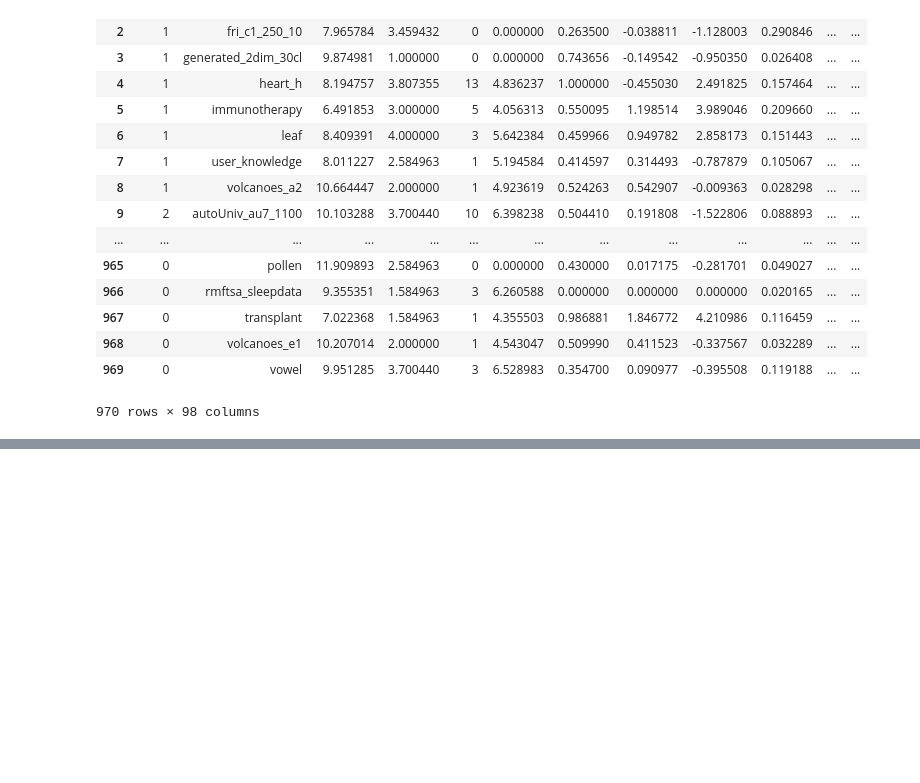
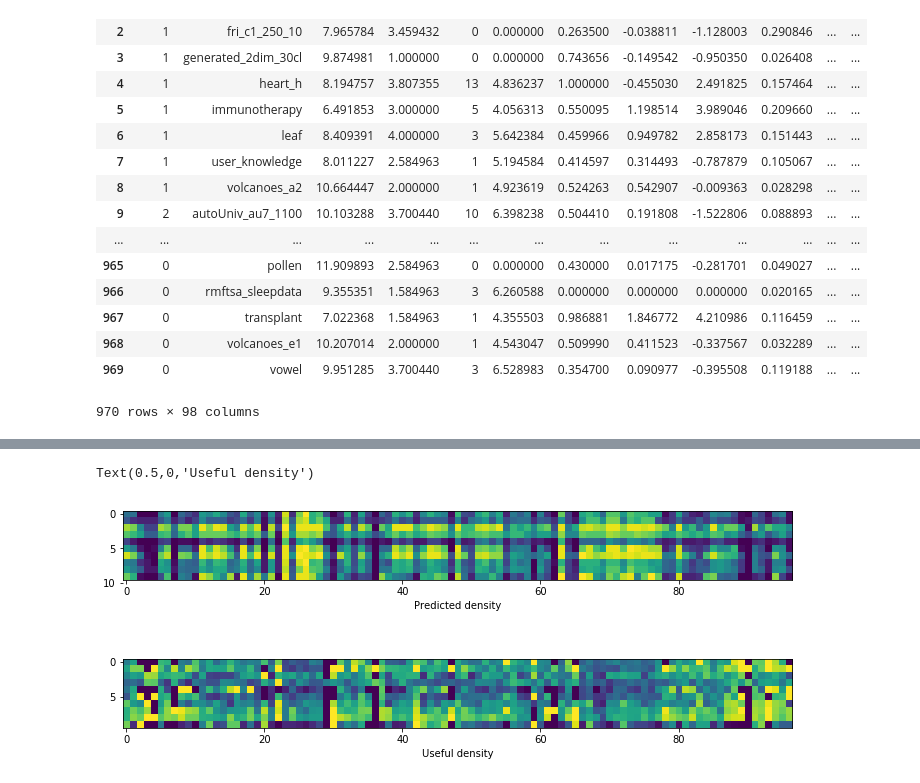
Before and after one commit to dimatomp/EvolutionaryClustering, a Jupyter notebook: MutationMining.ipynb, the cells around one changed output, grey strips where cells are left out. Saved outputs shown, nothing was run; the diff lists cells and outputs as text; code cells hidden in the pictures; blank space fills up the shorter version.

```diff
--- a/MutationMining.ipynb
+++ b/MutationMining.ipynb
@@ -535,0 +772,9 @@ results_data[(results_data['index'] == 'generalized_dunn_41') & (results_data['d
+# %%
+for idx in np.unique(results_data['index']):
+    results_merged_idx = results_merged[results_merged['index'] == idx]
+    index_losing_idx = results_merged_idx['index_value_predicted_mean'] + results_merged_idx['index_value_predicted_std'] < results_merged_idx['index_value_shalamov_mean'] - results_merged_idx['index_value_shalamov_std']
+    index_winning_idx = results_merged_idx['index_value_predicted_mean'] - results_merged_idx['index_value_predicted_std'] > results_merged_idx['index_value_shalamov_mean'] + results_merged_idx['index_value_shalamov_std']
+    if idx == 'davies_bouldin':
+        index_losing_idx, index_winning_idx = index_winning_idx, index_losing_idx
+    print(idx)
+    print(index_losing_idx.sum(), len(results_merged_idx) - index_losing_idx.sum() - index_winning_idx.sum(), index_winning_idx.sum())
@@ -535,0 +802,22 @@ results_data[(results_data['index'] == 'generalized_dunn_41') & (results_data['d
+# %%
+predicted_density_mean = results_data[['predicted_density_' + str(i+1) for i in range(10)]].values.mean(axis=1)
+useful_density_mean = results_data[['useful_density_' + str(i+1) for i in range(10)]].values.mean(axis=1)
+datasets_arr = list(dataToFold)
+results_data['predicted_density_mean'] = predicted_density_mean
+results_data['useful_density_mean'] = useful_density_mean
+# %%
+plt.figure(figsize=(12, 5))
+density_arr = np.zeros((10, 97))
+for idx, data, density in results_data[['index', 'dataset', 'predicted_density_mean']].values:
+    density_arr[indices_list.index(idx), datasets_arr.index(data)] = density
+plt.subplot(2, 1, 1)
+plt.imshow(density_arr)
+plt.xlabel('Predicted density')
+for idx, data, density in results_data[['index', 'dataset', 'useful_density_mean']].values:
+    density_arr[indices_list.index(idx), datasets_arr.index(data)] = density
+plt.subplot(2, 1, 2)
+plt.imshow(density_arr)
+plt.xlabel('Useful density')
+# %% [output]
+Text(0.5,0,'Useful density')
+[figure, added]
```
Also changed, not shown: parts of 28 cells of this notebook.
